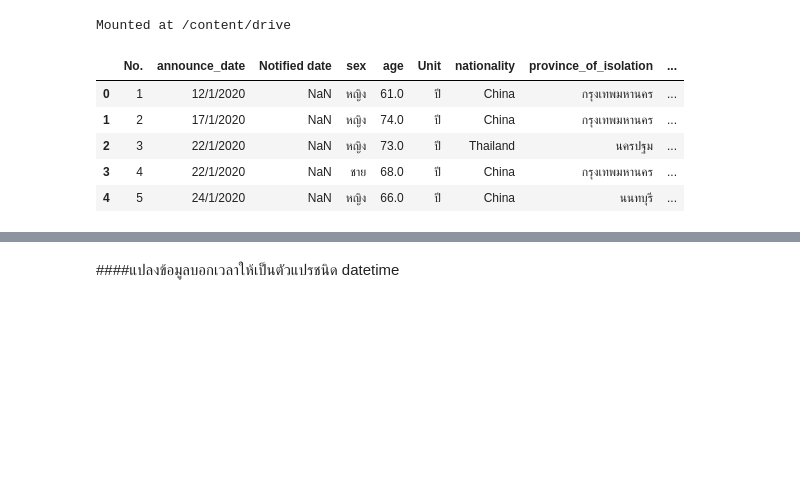
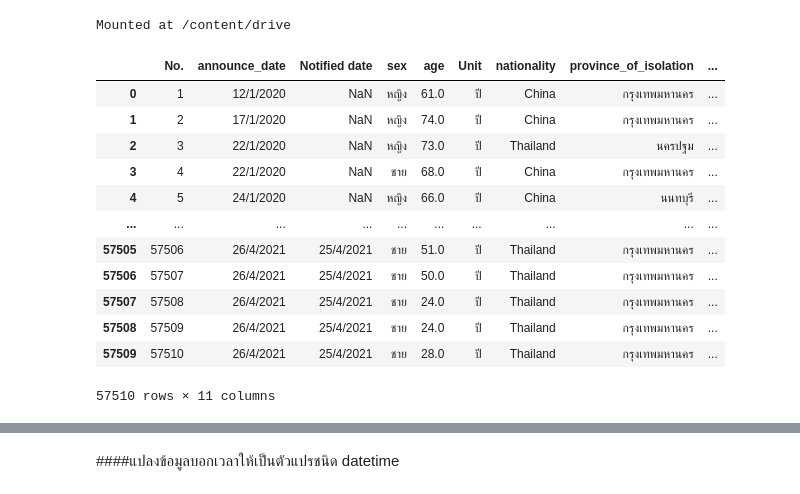
Before and after one commit to watcharapornn/Data_viz, a Jupyter notebook: Visualization_Final_Exam.ipynb, the cells around one changed output, grey strips where cells are left out. Saved outputs shown, nothing was run; the diff lists cells and outputs as text; code cells hidden in the pictures; blank space fills up the shorter version.

```diff
--- a/Visualization_Final_Exam.ipynb
+++ b/Visualization_Final_Exam.ipynb
@@ -33,12 +33,19 @@ Mounted at /content/drive
 # %%
 path = '/content/drive/My Drive/Visualization Final Exam Data'
 # %%
-data = pd.read_csv(os.path.join(path,'covid19cases.csv'))
-data.head()
+covid19 = pd.read_csv(os.path.join(path,'covid19cases.csv'))
+covid19
 # %% [output]
 |  | No. | announce_date | Notified date | sex | age | Unit | nationality | province_of_isolation | ... |
 | 0 | 1 | 12/1/2020 | NaN | หญิง | 61.0 | ปี | China | กรุงเทพมหานคร | ... |
 | 1 | 2 | 17/1/2020 | NaN | หญิง | 74.0 | ปี | China | กรุงเทพมหานคร | ... |
 | 2 | 3 | 22/1/2020 | NaN | หญิง | 73.0 | ปี | Thailand | นครปฐม | ... |
 | 3 | 4 | 22/1/2020 | NaN | ชาย | 68.0 | ปี | China | กรุงเทพมหานคร | ... |
 | 4 | 5 | 24/1/2020 | NaN | หญิง | 66.0 | ปี | China | นนทบุรี | ... |
+| ... | ... | ... | ... | ... | ... | ... | ... | ... | ... |
+| 57505 | 57506 | 26/4/2021 | 25/4/2021 | ชาย | 51.0 | ปี | Thailand | กรุงเทพมหานคร | ... |
+| 57506 | 57507 | 26/4/2021 | 25/4/2021 | ชาย | 50.0 | ปี | Thailand | กรุงเทพมหานคร | ... |
+| 57507 | 57508 | 26/4/2021 | 25/4/2021 | ชาย | 24.0 | ปี | Thailand | กรุงเทพมหานคร | ... |
+| 57508 | 57509 | 26/4/2021 | 25/4/2021 | ชาย | 24.0 | ปี | Thailand | กรุงเทพมหานคร | ... |
+| 57509 | 57510 | 26/4/2021 | 25/4/2021 | ชาย | 28.0 | ปี | Thailand | กรุงเทพมหานคร | ... |
+57510 rows × 11 columns
```
Also changed, not shown: parts of 25 cells of this notebook.
